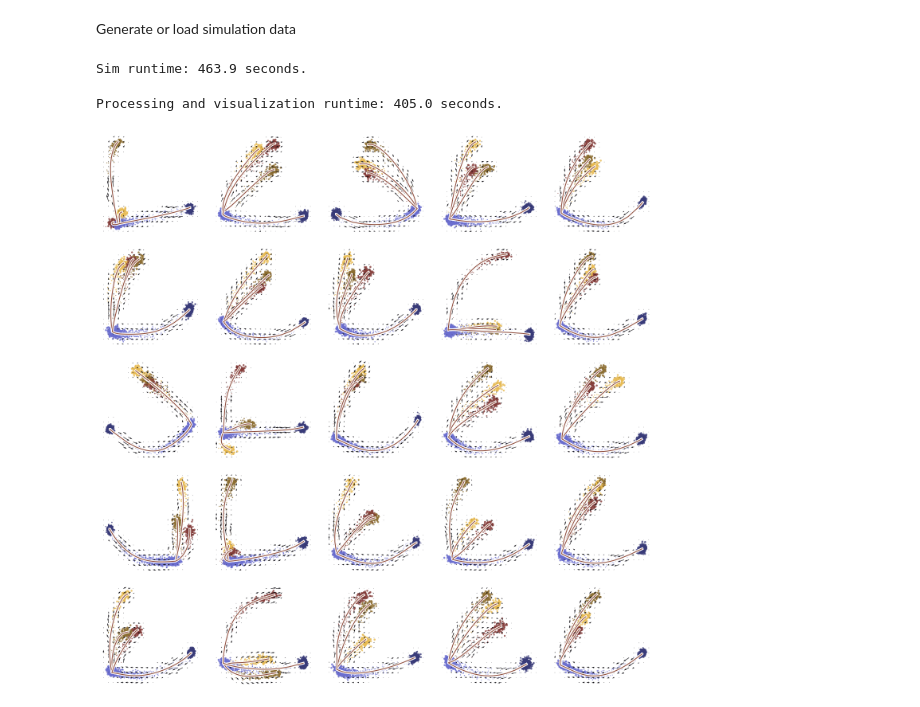
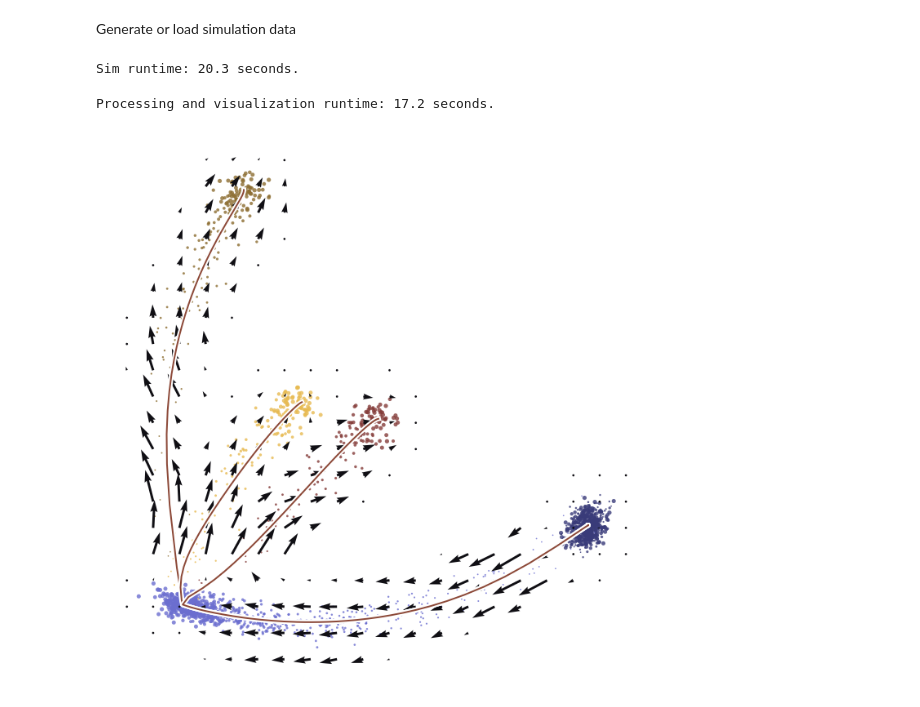
Before and after one commit to pachterlab/GFCP_2022, a Jupyter notebook: notebooks/abcde_sim.ipynb, the cells around one changed output. Saved outputs shown, nothing was run; the diff lists cells and outputs as text; code cells hidden in the pictures.

```diff
--- a/notebooks/abcde_sim.ipynb
+++ b/notebooks/abcde_sim.ipynb
@@ -53,42 +53,40 @@ from numpy.random import RandomState, SeedSequence
 rs = RandomState(MT19937(SeedSequence(2812)))
 
 
-szfig = [5,5]
+szfig = [1,1]
 N = np.prod(szfig)
 for i_ in range(N):
-    simdata = simulate_occup_meas(nCells,nGenes,T,tau,topo,seed=i_)
+    simdata = simulate_occup_meas(nCells,nGenes,T,tau,topo,seed=18)
     sim_export(simdata,meta,filename+str(i_))
 
 dtime = time.time()-tsim_
 print('Sim runtime: {:.1f} seconds.'.format(dtime))
 # %% [output]
-Sim runtime: 463.9 seconds.
+Sim runtime: 20.3 seconds.
 # %%
 tviz_ = time.time()
 
 from numpy.random import MT19937
 from numpy.random import RandomState, SeedSequence
 rs = RandomState(MT19937(SeedSequence(2812)))
 
-
-# szfig = [1,1]
 N = np.prod(szfig)
-fig1,ax1 = plt.subplots(szfig[0],szfig[1],figsize=[20,20])
+fig1,ax1 = plt.subplots(szfig[0],szfig[1],figsize=[10,10])
 for i_ in range(N):
     axl = np.unravel_index(i_,szfig)
     vlm = vcy.VelocytoLoom(loom_filepath=filename+str(i_)+'.loom')
     preprocess(vlm,filter=False,sim=True,meta=meta,sz_normalize=False)
 
-    gridArrowPlots(vlm,Trans=["sqrt"],embed="PCA",sim=True,meta=meta,ax=ax1[axl],\
+    gridArrowPlots(vlm,Trans=["sqrt"],embed="PCA",sim=True,meta=meta,ax=ax1,\
                    legend=False,plot_baseline=False,title=False,steps=(20,20),quiver_scale=25)
-    ax1[axl].axis('off')
+    ax1.axis('off')
 
 
 fig1.tight_layout()
 dtime = time.time()-tviz_
 print('Processing and visualization runtime: {:.1f} seconds.'.format(dtime))
 # %% [output]
-Processing and visualization runtime: 405.0 seconds.
+Processing and visualization runtime: 17.2 seconds.
-[figure, old version]
+[figure, new version]
 # %%
 !mkdir -p figure
```
Also changed, not shown: parts of 4 cells of this notebook.
